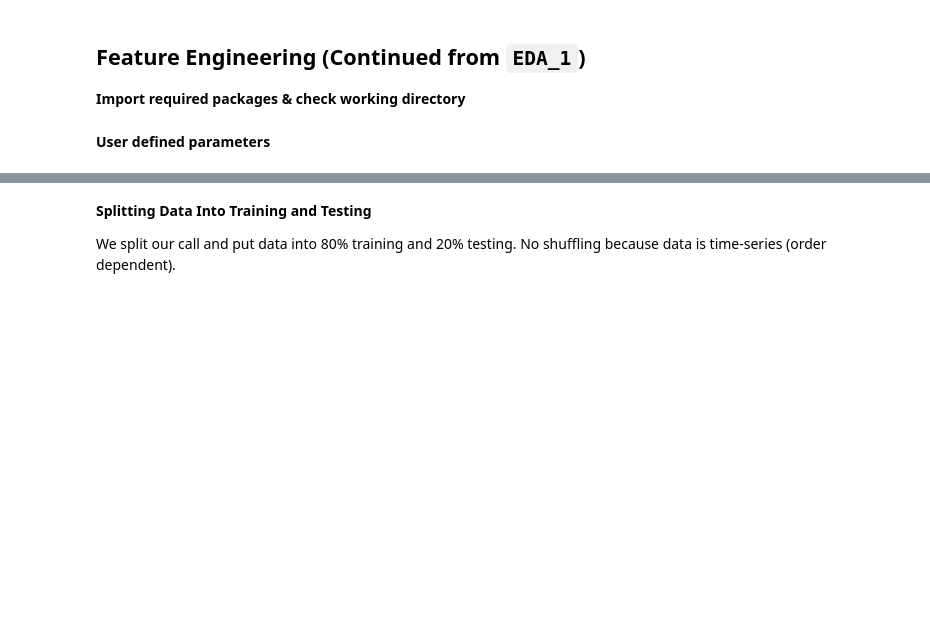
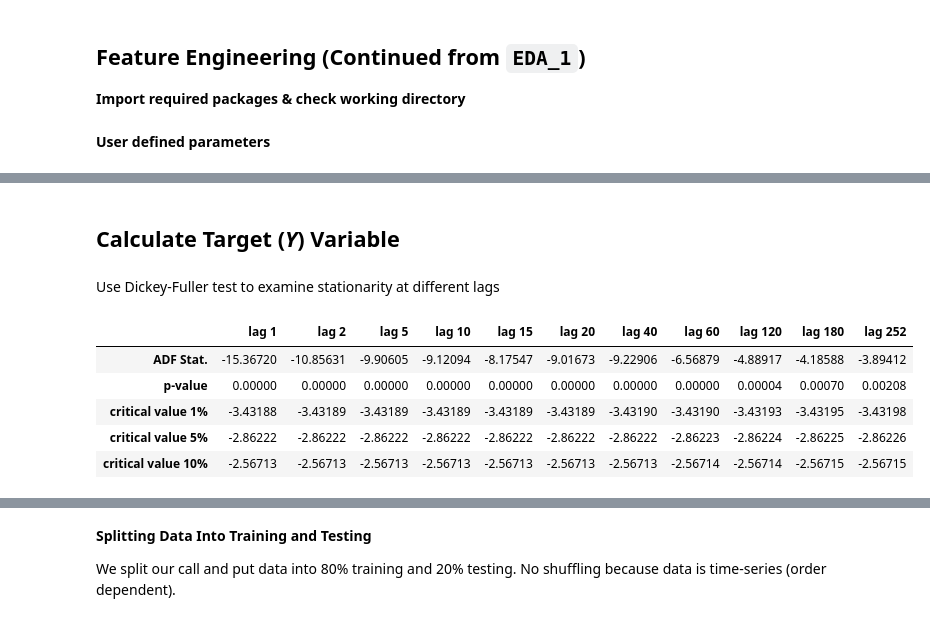
Before and after one commit to jacktan1/Options-Project, a Jupyter notebook: src/EDA_2.ipynb, the cells around one changed output, grey strips where cells are left out. Saved outputs shown, nothing was run; the diff lists cells and outputs as text; code cells hidden in the pictures; blank space fills up the shorter version.

```diff
--- a/src/EDA_2.ipynb
+++ b/src/EDA_2.ipynb
@@ -58,0 +138,10 @@ for n in ["calls", "puts"]:
+# %%
+# Price change n days into the future
+n = 1
+
+acf_df[f"delta {n}"] = acf_df["adj close"].shift(periods=-n) - acf_df["adj close"]
+
+acf_plot2 = ts_decompose(ts_df=acf_df[["date", f"delta {n}"]], min_year=min_year, max_year=max_year,
+                         lags=acf_lags, pacf_lag=10)
+
+acf_plot2.write_image("./img/EDA2_ACF2.svg", width=1000, height=800)
@@ -58,0 +167,40 @@ for n in ["calls", "puts"]:
+# %% [markdown]
+## Calculate Target (*Y*) Variable
+# %%
+my_lags = [1, 2, 5, 10, 15, 20, 40, 60, 120, 180, 252]
+min_year = 2005
+max_year = 2021
+
+Y_LAGS_STAT = date_close_df.copy()
+
+for n in my_lags:
+    Y_LAGS_STAT[str(n)] = (Y_LAGS_STAT["adj close"].shift(periods=-n) - Y_LAGS_STAT["adj close"]) / Y_LAGS_STAT[
+        "adj close"].shift(periods=n)
+
+Y_LAGS_STAT = Y_LAGS_STAT[(pd.to_datetime(Y_LAGS_STAT["date"]).dt.year >= min_year) &
+                          (pd.to_datetime(Y_LAGS_STAT["date"]).dt.year <= max_year)]
+
+Y_LAGS_STAT.drop(columns="adj close", inplace=True)
+# %% [markdown]
+Use Dickey-Fuller test to examine stationarity at different lags
+# %%
+adfuller_df = pd.DataFrame(index=["ADF Stat.", "p-value",
+                                  "critical value 1%", "critical value 5%", "critical value 10%"])
+
+for n in my_lags:
+    temp_adfuller = adfuller(Y_LAGS_STAT[str(n)].dropna(), regression="c", autolag="AIC")
+
+    adfuller_df[f"lag {n}"] = [round(temp_adfuller[0], 5),
+                               round(temp_adfuller[1], 5),
+                               round(temp_adfuller[4]["1%"], 5),
+                               round(temp_adfuller[4]["5%"], 5),
+                               round(temp_adfuller[4]["10%"], 5)]
+
+adfuller_df
+# %% [output]
+|  | lag 1 | lag 2 | lag 5 | lag 10 | lag 15 | lag 20 | lag 40 | lag 60 | lag 120 | lag 180 | lag 252 |
+| ADF Stat. | -15.36720 | -10.85631 | -9.90605 | -9.12094 | -8.17547 | -9.01673 | -9.22906 | -6.56879 | -4.88917 | -4.18588 | -3.89412 |
+| p-value | 0.00000 | 0.00000 | 0.00000 | 0.00000 | 0.00000 | 0.00000 | 0.00000 | 0.00000 | 0.00004 | 0.00070 | 0.00208 |
+| critical value 1% | -3.43188 | -3.43189 | -3.43189 | -3.43189 | -3.43189 | -3.43189 | -3.43190 | -3.43190 | -3.43193 | -3.43195 | -3.43198 |
+| critical value 5% | -2.86222 | -2.86222 | -2.86222 | -2.86222 | -2.86222 | -2.86222 | -2.86222 | -2.86223 | -2.86224 | -2.86225 | -2.86226 |
+| critical value 10% | -2.56713 | -2.56713 | -2.56713 | -2.56713 | -2.56713 | -2.56713 | -2.56713 | -2.56714 | -2.56714 | -2.56715 | -2.56715 |
```
Also changed, not shown: parts of 60 cells of this notebook, 53 other files.
